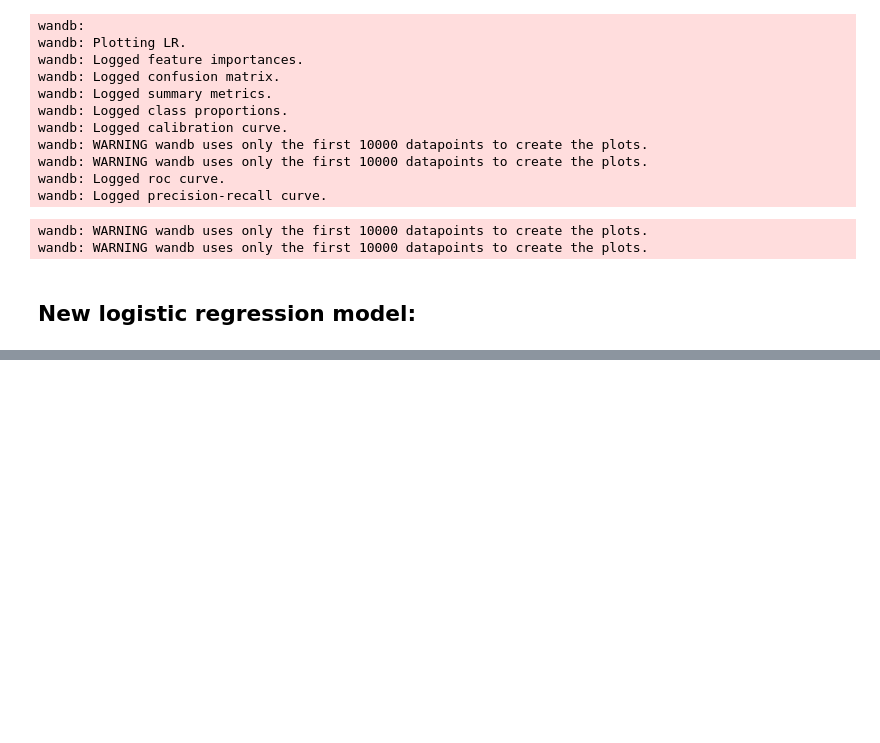
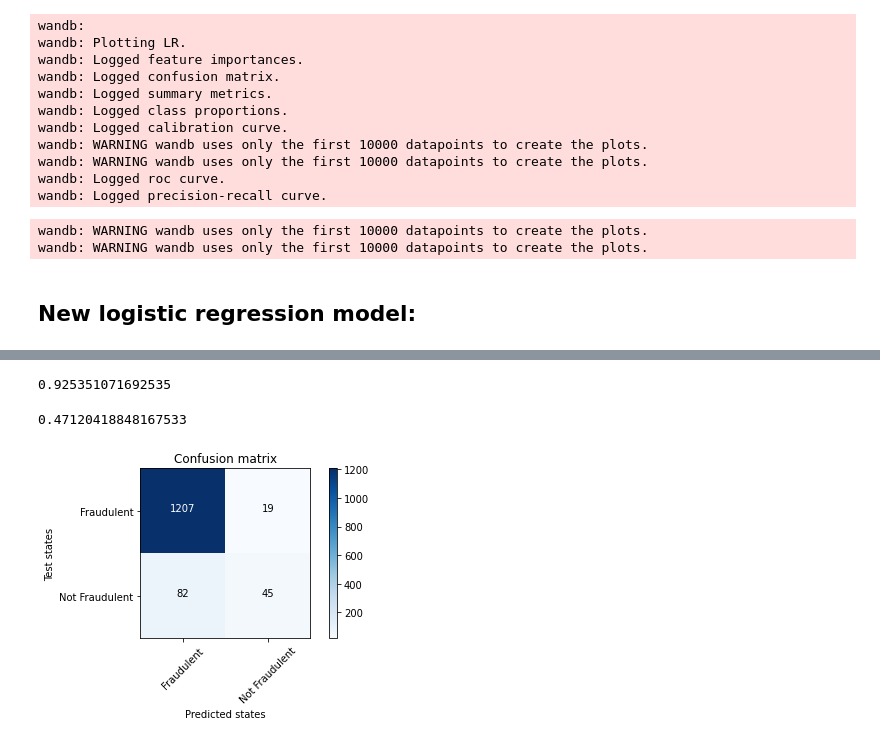
Before and after one commit to areias/healthcare_fraud, a Jupyter notebook: Logistic_Regression.ipynb, the cells around one changed output, grey strips where cells are left out. Cells and saved outputs as stored; diff of their text form; code cells hidden in the pictures; blank space fills up the shorter version.

```diff
--- a/Logistic_Regression.ipynb
+++ b/Logistic_Regression.ipynb
@@ -358,0 +506,2 @@ Alz
+# %%
+X_train, X_test, y_train, y_test = train_test_split(data, target, test_size=0.25, random_state=15, stratify=target)
@@ -358,0 +510,4 @@ Alz
+# %%
+log_model = LogisticRegression(solver='liblinear', random_state=0)
+# %%
+log_model.fit(X_train, y_train)
@@ -358,0 +516,2 @@ Alz
+# %%
+y_pred=log_model.predict(X_test)
@@ -358,0 +529,18 @@ Alz
+# %%
+accuracy_score(y_test, y_pred)
+# %% [output]
+0.925351071692535
+# %%
+f1_score(y_test, y_pred)
+# %% [output]
+0.47120418848167533
+# %%
+cnf_matrix = confusion_matrix(y_test, y_pred)
+np.set_printoptions(precision=2)
+
+# Plot non-normalized confusion matrix
+plt.figure()
+plot_confusion_matrix(cnf_matrix, classes=['Fraudulent', 'Not Fraudulent'],
+                      title='Confusion matrix')
+# %% [output]
+[figure, added]
```
Also changed, not shown: parts of 24 cells of this notebook.
